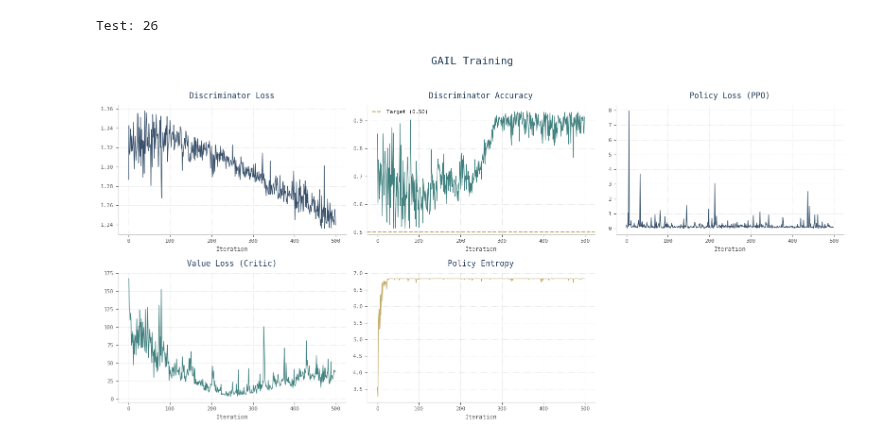
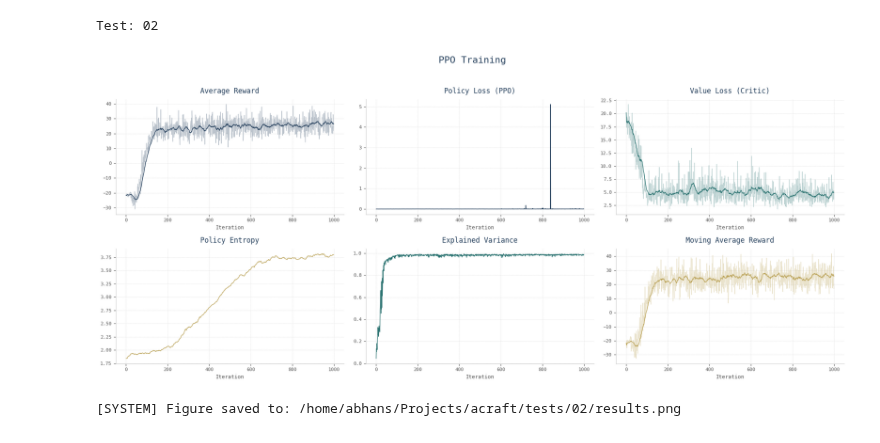
Before and after one commit to abhans/acraft, a Jupyter notebook: docs/validation.ipynb, the cells around one changed output. Cells and saved outputs as stored; diff of their text form; code cells hidden in the pictures.

Commit message:
[VIS] Removed the old `.mp4` trajectory animations, updated visualizations

```diff
--- a/docs/validation.ipynb
+++ b/docs/validation.ipynb
@@ -1,6 +1,6 @@
 # %%
 import os
-import json
+import pandas as pd
 import matplotlib.pyplot as plt
 
 plt.rcParams["font.family"] = "monospace"
@@ -13,60 +13,62 @@ OCHRE: str = "#BBA358"
 TESTS: str = "/home/abhans/Projects/acraft/tests"
 TEST: int = max(os.listdir(TESTS), key=int)
 PATH: str = f"{TESTS}/{TEST}"
-METRICS: str = f"{PATH}/metrics.json"
+METRICS: str = f"{PATH}/metrics.csv"
 print(f"Test: {TEST}")
 # %% [output]
-Test: 26
+Test: 02
 # %%
-with open(METRICS, "r") as f:
-    data = json.load(f)
-
-iterations = data["iteration"]
+data = pd.read_csv(METRICS)
+iterations = data["Iter"]
 # %%
 # ------------------------ PLOT CONFIGURATIONS ------------------------
-# (Axis Index, title, Key from Data, Color, Plot Logic)
+# (Axis Index, title, Key from Data, Color)
 configPlot = [
-    (0, "Discriminator Loss", "discLoss", NAVY, None),
-    (1, "Discriminator Accuracy", "discAcc", SEAFOAM,
-        lambda ax: ax.axhline(y=0.5, color=OCHRE, linestyle='--', label="Target (0.50)") ),
-    (2, "Policy Loss (PPO)", "policyLoss", NAVY, None),
-    (3, "Value Loss (Critic)", "valueLoss", SEAFOAM, None),
-    (4, "Policy Entropy", "entropy", OCHRE, None),
+    (0, "Average Reward", "Average Reward", NAVY, True),
+    (1, "Policy Loss (PPO)", "Loss:Policy", NAVY, False),
+    (2, "Value Loss (Critic)","Loss:Value", SEAFOAM, True),
+    (3, "Policy Entropy", "Entropy", OCHRE, False),
+    (4, "Explained Variance", "Explained Variance", SEAFOAM, False),
+    (5, "Moving Average Reward", "Moving Average Reward", OCHRE, True),
 ]
 # %%
 # Set up the matplotlib figure (2 rows, 3 columns)
-fig, axs = plt.subplots(2, 3, figsize=(16, 8))
-fig.suptitle("GAIL Training", fontsize=16, color=NAVY, fontweight="normal", y=0.98)
+fig, axs = plt.subplots(2, 3, figsize=(18, 8))
+fig.suptitle("PPO Training", fontsize=16, color=NAVY, fontweight="normal", y=0.98)
 
 # Flatten axes array for easy iteration
 axs = axs.flatten()
 
 # ------------------------ DRAW PLOTS ------------------------
-for idx, title, key, color, logic in configPlot:
+for idx, title, key, color, smooth in configPlot:
     ax = axs[idx]
-    ax.plot(iterations, data[key], color=color, linewidth=1, alpha=0.9)
+
+    # Plot the smoothed curve if requested, otherwise plot raw data
+    if smooth:
+        # ---- Raw data with low opacity ----
+        ax.plot(iterations, data[key], color=color, linewidth=1, alpha=0.3)
+        smoothed = data[key].rolling(window=20, min_periods=1).mean()
+        # ---- Smoothed curve ----
+        ax.plot(iterations, smoothed, color=color, linewidth=1)
+    else:
+        ax.plot(iterations, data[key], color=color, linewidth=1)
 
     # Styling
     ax.set_title(title, fontsize=12, color=NAVY, pad=10)
     ax.set_xlabel("Iteration", fontsize=9, color="#555555")
     ax.tick_params(colors="#555555", labelsize=8)
     ax.grid(True, linestyle=':', linewidth=0.5, alpha=0.7)
 
     ax.spines['top'].set_visible(False)
     ax.spines['right'].set_visible(False)
     ax.spines['left'].set_color("#CCCCCC")
     ax.spines['bottom'].set_color("#CCCCCC")
 
-    # Execute extra logic
-    if logic:
-        logic(ax)
-        ax.legend(fontsize=8, frameon=False)
-
 # ------------------------ CLEANUP EMPTY SUBPLOT ------------------------
-axs[5].axis('off')
-
 plt.tight_layout(rect=[0, 0, 1, 0.95])
 plt.show()
-fig.savefig(f"{PATH}/gail0{TEST}_results.png", dpi=900)
+fig.savefig(f"{PATH}/results.png", dpi=900)
+print(f"[SYSTEM] Figure saved to: {f'{PATH}/results.png'}")
 # %% [output]
-[figure, old version]
+[figure, new version]
+[SYSTEM] Figure saved to: /home/abhans/Projects/acraft/tests/02/results.png
```
Also changed, not shown: 5 other files.
